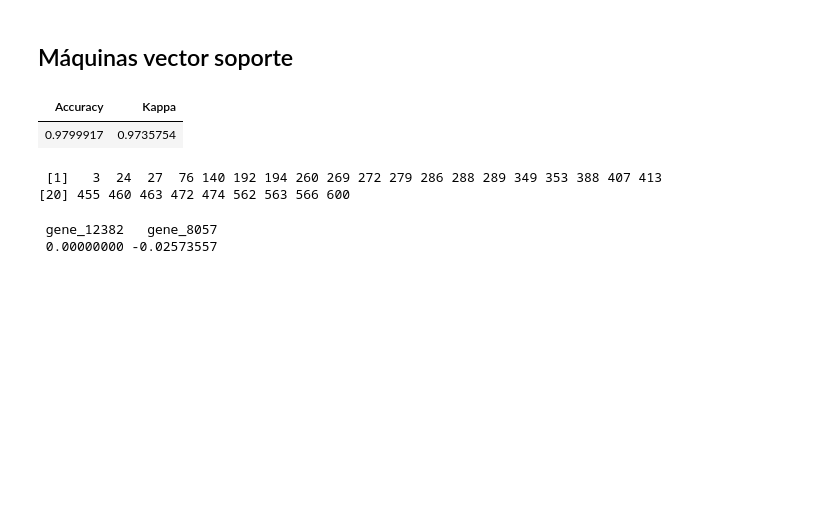
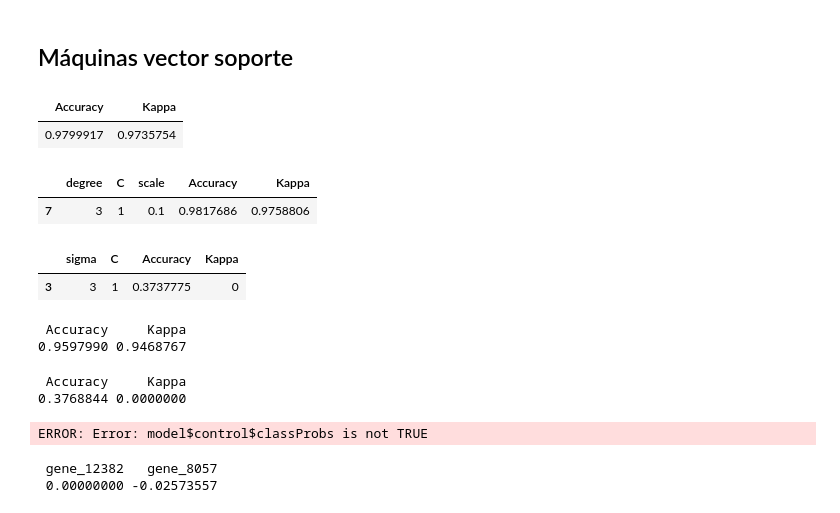
Before and after one commit to thewilly/GIISOF01-4-008-Sistemas-Inteligentes, a Jupyter notebook: aprendizaje-automatico/2018-12-26-si-aprendizaje.ipynb, the cells around one changed output. Cells and saved outputs as stored; diff of their text form; code cells hidden in the pictures; blank space fills up the shorter version.

```diff
--- a/aprendizaje-automatico/2018-12-26-si-aprendizaje.ipynb
+++ b/aprendizaje-automatico/2018-12-26-si-aprendizaje.ipynb
@@ -420,13 +291,68 @@ svmLinealDuroFit <- train(
-# %%
-svmLinealDuroFit$results[,2:3]
-# %% [output]
-| Accuracy | Kappa |
-| 0.9799917 | 0.9735754 |
-# %%
-svmLinealDuroFit$finalModel@alphaindex[[1]]
-# %% [output]
- [1]   3  24  27  76 140 192 194 260 269 272 279 286 288 289 349 353 388 407 413
-[20] 455 460 463 472 474 562 563 566 600
+# %%
+ctrl <- trainControl( method = "cv")
+set.seed(236856)
+svmLinealFit <- train(
+    Class ~ .,
+    data = training,
+    method = "svmLinear",
+    trControl = ctrl,
+    tuneGrid = data.frame(C=100),
+    scale = FALSE
+)
+
+set.seed(236856)
+svmPolyFit <- train(
+    Class ~ .,
+    data = training,
+    method = "svmPoly",
+    trControl = ctrl,
+    tuneGrid = expand.grid(degree=c(2,3),C=c(1,5),scale = c(0.1, 0.5, 1))
+)
+
+set.seed(236856)
+svmRadialFit <- train(
+    Class ~ .,
+    data = training,
+    method = "svmRadial",
+    trControl = ctrl,
+    tuneGrid = expand.grid(sigma=c(1,3),C=c(1,5))
+)
+# %%
+svmLinealFit$results[,2:3]
+svmPolyFit$results[rownames(svmPolyFitSpiral$bestTune),1:5]
+svmRadialFit$results[rownames(svmRadialFitSpiral$bestTune),1:4]
+
+confusionMatrix(predict(svmPolyFit,testing),factor(testing$Class))$overall[1:2]
+confusionMatrix(predict(svmRadialFit,testing),factor(testing$Class))$overall[1:2]
+# %% [output]
+| Accuracy | Kappa |
+| 0.9799917 | 0.9735754 |
+|  | degree | C | scale | Accuracy | Kappa |
+| 7 | 3 | 1 | 0.1 | 0.9817686 | 0.9758806 |
+|  | sigma | C | Accuracy | Kappa |
+| 3 | 3 | 1 | 0.3737775 | 0 |
+ Accuracy     Kappa
+0.9597990 0.9468767
+ Accuracy     Kappa
+0.3768844 0.0000000
+# %%
+plotDecision <- function(model, dataset,bin=100) {
+    stopifnot(model$control$classProbs)
+    x <- seq(min(dataset[,1]),max(dataset[,1]),length.out = bin)
+    y <- seq(min(dataset[,2]),max(dataset[,2]),length.out = bin)
+    grid <- expand.grid(x,y)
+    colnames(grid) <- colnames(dataset)[1:2]
+    grid$prob<- predict(model, grid, type = "prob")[,1]
+    v <- ggplot()
+    v <- v + geom_raster(data=grid,aes(x=X1,y=X2, fill = prob),alpha=0.5) +
+        scale_fill_gradientn(colours=c("#67a9cf","#f7f7f7","#ef8a62"))
+    v + geom_point(data=problema.espiral[problema.espiral$set=="training",],
+        aes(x=X1,y=X2,color=Class))
+}
+
+plotDecision(knnFit, tcga.filtered)
+# %% [output]
+ERROR: Error: model$control$classProbs is not TRUE
 # %%
 w <- colSums(svmLinealDuroFit$finalModel@coef[[1]] *
                training[svmLinealDuroFit$finalModel@alphaindex[[1]],1:2])
```
Also changed, not shown: parts of 56 cells of this notebook.
